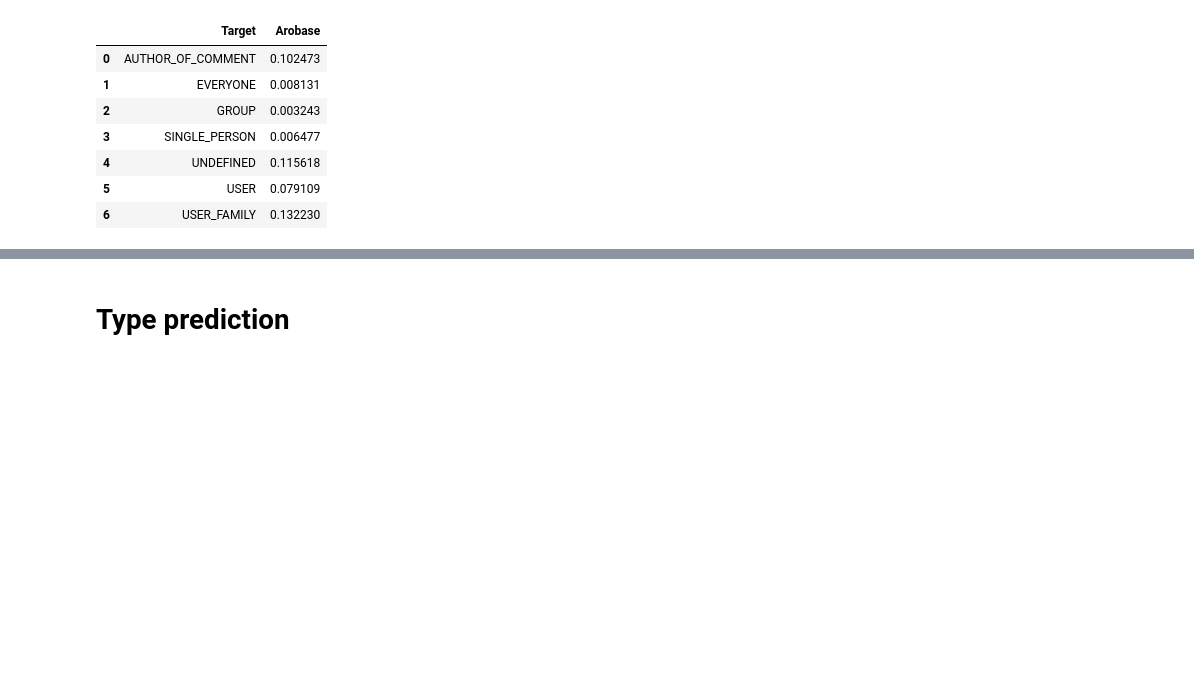
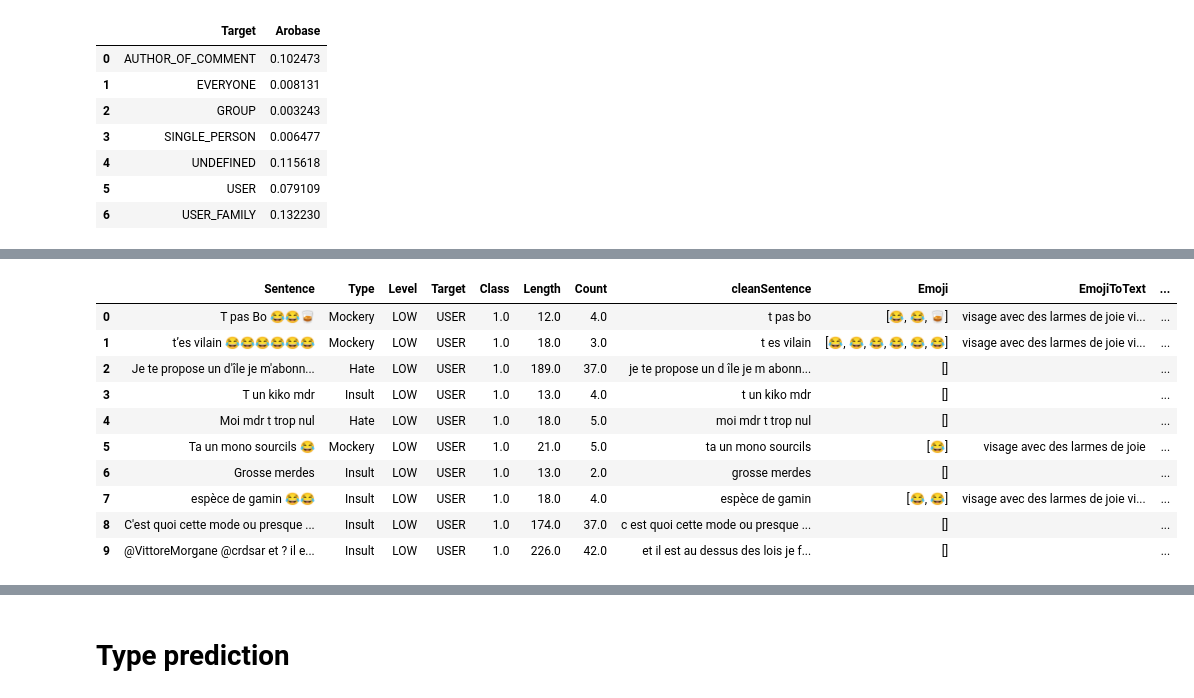
Before and after one commit to d-roland/toxicityDetection, a Jupyter notebook: CS224n_Toxicity_Detection.ipynb, the cells around one changed output, grey strips where cells are left out. Cells and saved outputs as stored; diff of their text form; code cells hidden in the pictures; blank space fills up the shorter version.

```diff
--- a/CS224n_Toxicity_Detection.ipynb
+++ b/CS224n_Toxicity_Detection.ipynb
@@ -4343,0 +4598,15 @@ df_2
+# %%
+dataset['Pronoun_test'] = dataset['cleanSentence'].str.contains('|'.join(['t', 'tu', 'tes', 'te']))
+dataset[:10]
+# %% [output]
+|  | Sentence | Type | Level | Target | Class | Length | Count | cleanSentence | Emoji | EmojiToText | ... |
+| 0 | T pas Bo 😂😂🥃 | Mockery | LOW | USER | 1.0 | 12.0 | 4.0 | t pas bo | [😂, 😂, 🥃] | visage avec des larmes de joie vi... | ... |
+| 1 | t’es vilain 😂😂😂😂😂😂 | Mockery | LOW | USER | 1.0 | 18.0 | 3.0 | t es vilain | [😂, 😂, 😂, 😂, 😂, 😂] | visage avec des larmes de joie vi... | ... |
+| 2 | Je te propose un d'île je m'abonn... | Hate | LOW | USER | 1.0 | 189.0 | 37.0 | je te propose un d île je m abonn... | [] |  | ... |
+| 3 | T un kiko mdr | Insult | LOW | USER | 1.0 | 13.0 | 4.0 | t un kiko mdr | [] |  | ... |
+| 4 | Moi mdr t trop nul | Hate | LOW | USER | 1.0 | 18.0 | 5.0 | moi mdr t trop nul | [] |  | ... |
+| 5 | Ta un mono sourcils 😂 | Mockery | LOW | USER | 1.0 | 21.0 | 5.0 | ta un mono sourcils | [😂] | visage avec des larmes de joie | ... |
+| 6 | Grosse merdes | Insult | LOW | USER | 1.0 | 13.0 | 2.0 | grosse merdes | [] |  | ... |
+| 7 | espèce de gamin 😂😂 | Insult | LOW | USER | 1.0 | 18.0 | 4.0 | espèce de gamin | [😂, 😂] | visage avec des larmes de joie vi... | ... |
+| 8 | C'est quoi cette mode ou presque ... | Insult | LOW | USER | 1.0 | 174.0 | 37.0 | c est quoi cette mode ou presque ... | [] |  | ... |
+| 9 | @VittoreMorgane @crdsar et ? il e... | Insult | LOW | USER | 1.0 | 226.0 | 42.0 | et il est au dessus des lois je f... | [] |  | ... |
```
Also changed, not shown: parts of 66 cells of this notebook.
